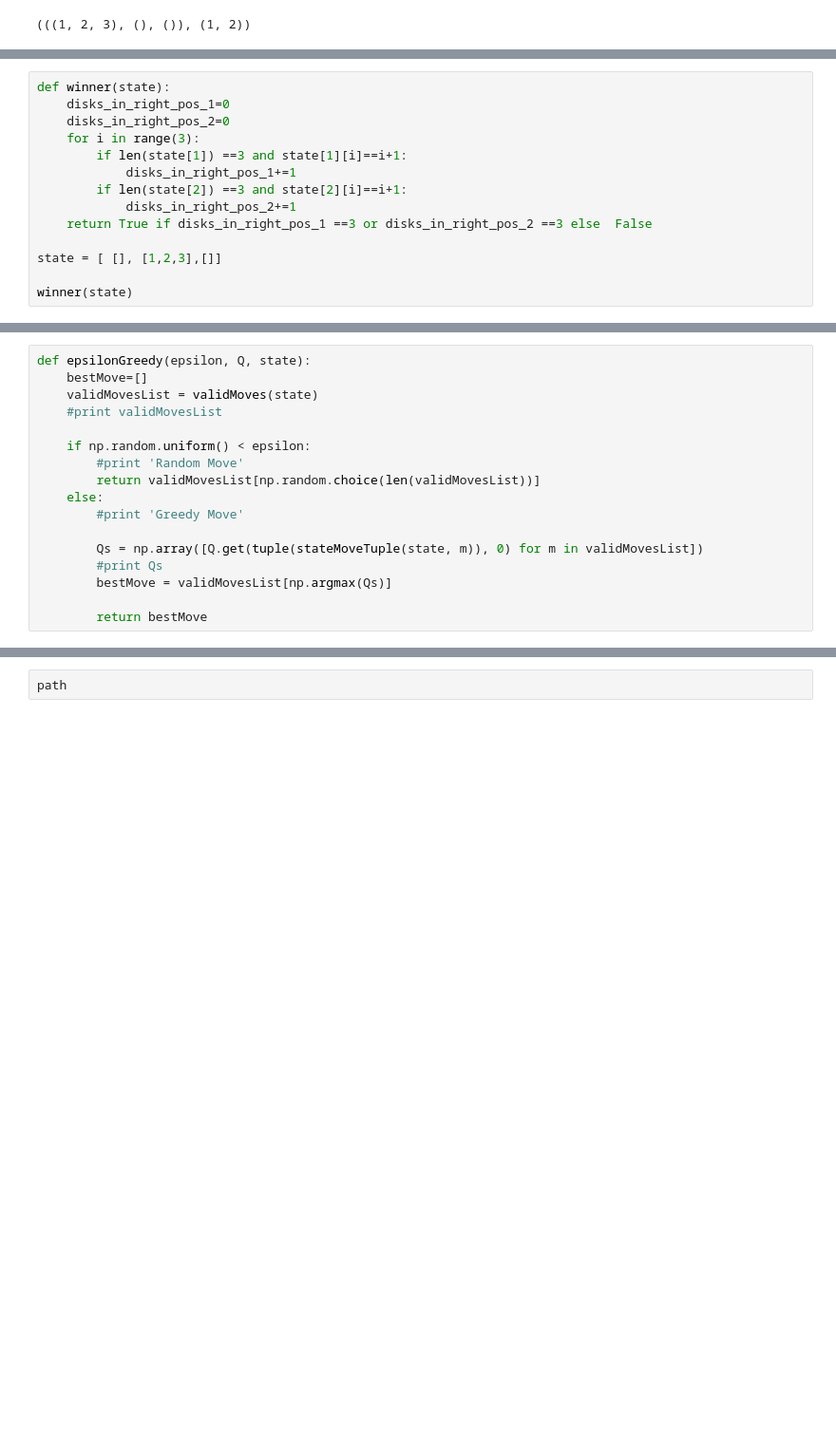
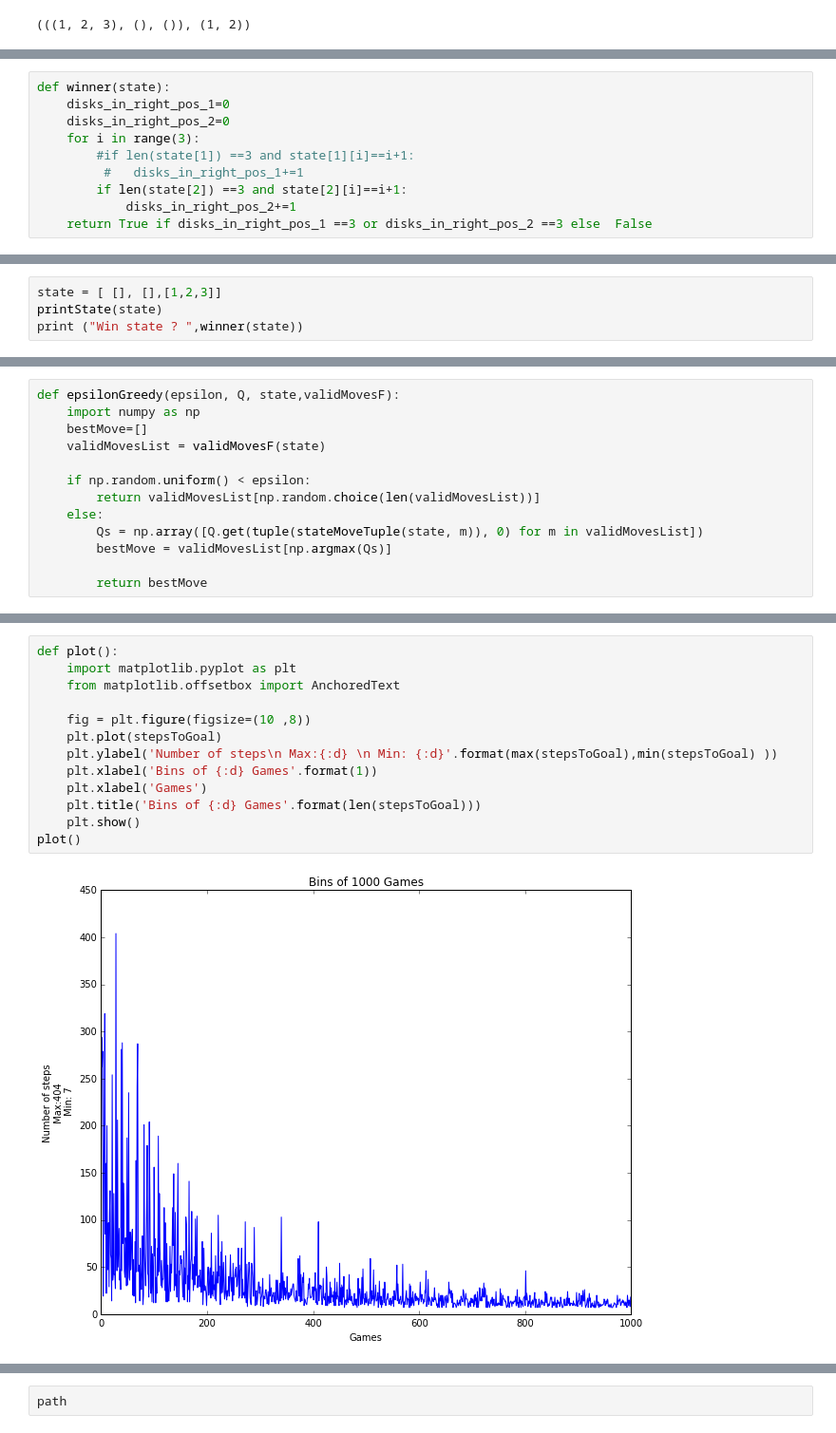
Before and after one commit to Ange9/ArtificcialIntelligence, a Jupyter notebook: Angelica-A5.ipynb, the cells around one changed output, grey strips where cells are left out. Shown at 95% size. Drawn from its saved outputs; the diff is of its cells as text; blank space fills up the shorter version.

Commit message:
plot and extra credit, missing explanation of test and train

```diff
--- a/Angelica-A5.ipynb
+++ b/Angelica-A5.ipynb
@@ -202,12 +179,8 @@ def winner(state):
     disks_in_right_pos_1=0
     disks_in_right_pos_2=0
     for i in range(3):
-        if len(state[1]) ==3 and state[1][i]==i+1:
-            disks_in_right_pos_1+=1
+        #if len(state[1]) ==3 and state[1][i]==i+1:
+         #   disks_in_right_pos_1+=1
         if len(state[2]) ==3 and state[2][i]==i+1:
             disks_in_right_pos_2+=1
     return True if disks_in_right_pos_1 ==3 or disks_in_right_pos_2 ==3 else  False
-
-state = [ [], [1,2,3],[]]
-
-winner(state)
@@ -215,0 +189,4 @@ True
+# %%
+state = [ [], [],[1,2,3]]
+printState(state)
+print ("Win state ? ",winner(state))
@@ -216,17 +205,13 @@ True
 # %%
-def epsilonGreedy(epsilon, Q, state):
+def epsilonGreedy(epsilon, Q, state,validMovesF):
+    import numpy as np
     bestMove=[]
-    validMovesList = validMoves(state)
-    #print validMovesList
+    validMovesList = validMovesF(state)
 
     if np.random.uniform() < epsilon:
-        #print 'Random Move'
         return validMovesList[np.random.choice(len(validMovesList))]
     else:
-        #print 'Greedy Move'
-
         Qs = np.array([Q.get(tuple(stateMoveTuple(state, m)), 0) for m in validMovesList])
-        #print Qs
         bestMove = validMovesList[np.argmax(Qs)]
 
         return bestMove
@@ -330,3 +276,18 @@ Q, stepsToGoal = trainQ(1000, 0.2, 0.999, validMoves, makeMove)
+# %%
+def plot():
+    import matplotlib.pyplot as plt
+    from matplotlib.offsetbox import AnchoredText
+
+    fig = plt.figure(figsize=(10 ,8))
+    plt.plot(stepsToGoal)
+    plt.ylabel('Number of steps\n Max:{:d} \n Min: {:d}'.format(max(stepsToGoal),min(stepsToGoal) ))
+    plt.xlabel('Bins of {:d} Games'.format(1))
+    plt.xlabel('Games')
+    plt.title('Bins of {:d} Games'.format(len(stepsToGoal)))
+    plt.show()
+plot()
+# %% [output]
+[figure, added]
 # %%
 #without updating Q, use Q to find greedy action each step until goal is found. Return path of states.
 
```
Also changed, not shown: parts of 45 cells of this notebook.
